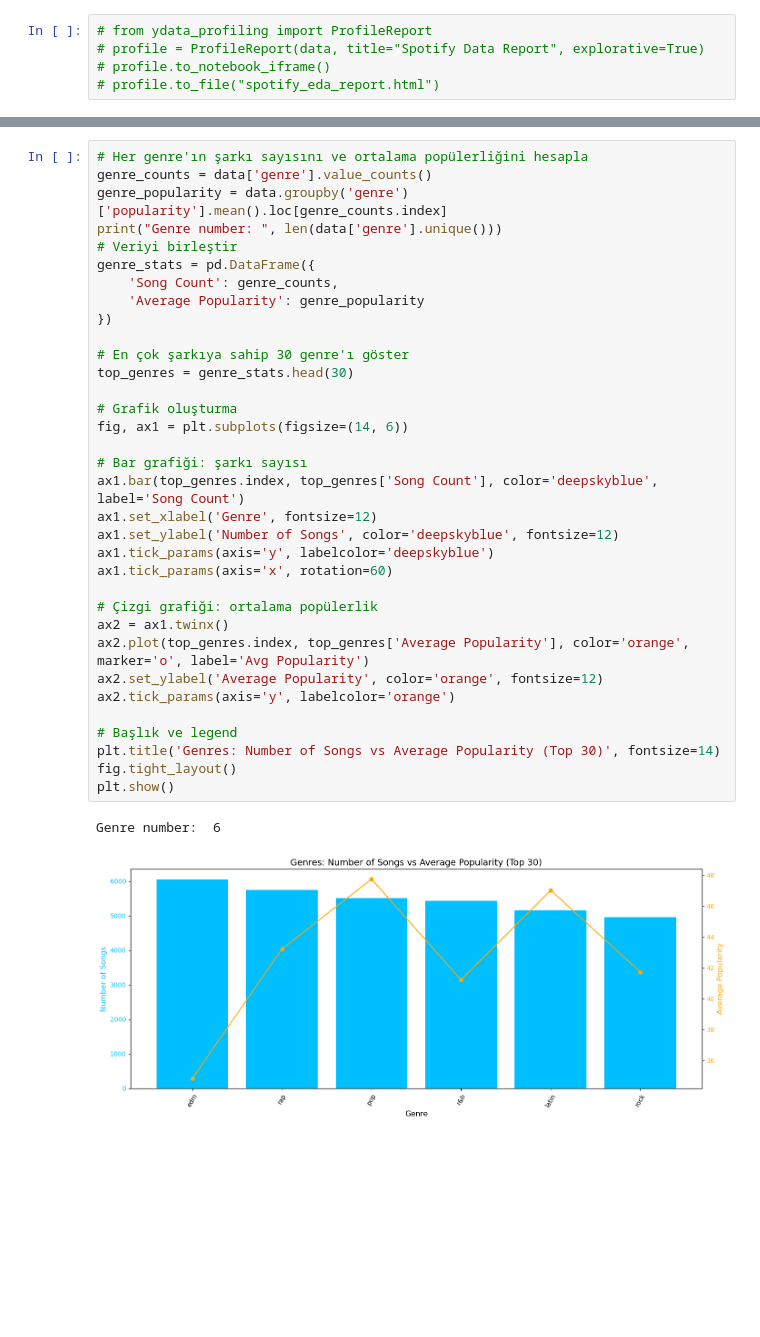
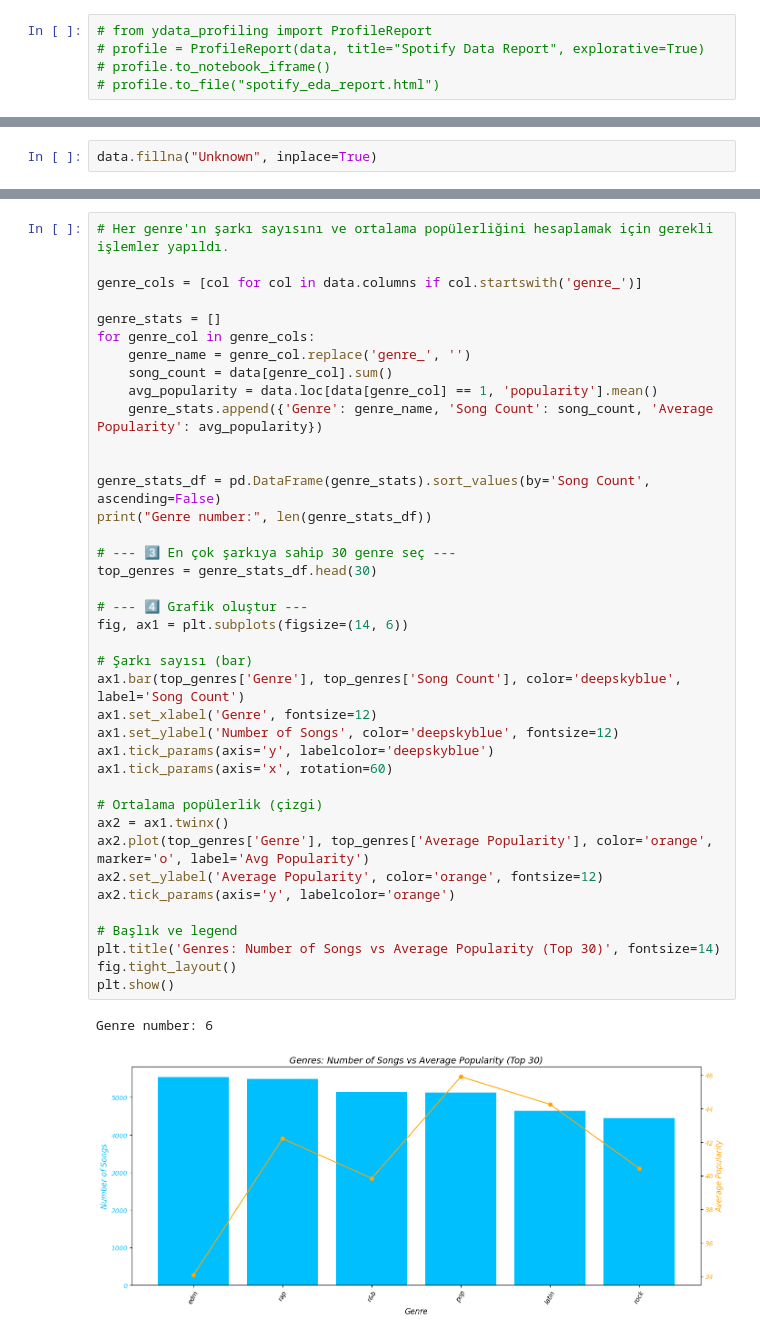
Before and after one commit to essraAlp/spotifyTrendAnalysis, a Jupyter notebook: eda.ipynb, the cells around one changed output, grey strips where cells are left out. Drawn from its saved outputs; the diff is of its cells as text; blank space fills up the shorter version.

```diff
--- a/eda.ipynb
+++ b/eda.ipynb
@@ -80,3 +81,5 @@ rows_with_null
 | 19568 | 3VKFip3OdAvv4OfNTgFWeQ | NaN | NaN | 0 | 717UG2du6utFe7CdmpuUe3 | NaN | 2012-01-05 | Reggaeton viejito🔥 | ... |
 | 19811 | 69gRFGOWY9OMpFJgFol1u0 | NaN | NaN | 0 | 717UG2du6utFe7CdmpuUe3 | NaN | 2012-01-05 | latin hip hop | ... |
 5 rows × 23 columns
+# %%
+data.fillna("Unknown", inplace=True)
@@ -101,30 +237,35 @@ plt.show()
 # %%
-# Her genre'ın şarkı sayısını ve ortalama popülerliğini hesapla
-genre_counts = data['genre'].value_counts()
-genre_popularity = data.groupby('genre')['popularity'].mean().loc[genre_counts.index]
-print("Genre number: ", len(data['genre'].unique()))
-# Veriyi birleştir
-genre_stats = pd.DataFrame({
-    'Song Count': genre_counts,
-    'Average Popularity': genre_popularity
-})
+# Her genre'ın şarkı sayısını ve ortalama popülerliğini hesaplamak için gerekli işlemler yapıldı.
 
-# En çok şarkıya sahip 30 genre'ı göster
-top_genres = genre_stats.head(30)
+genre_cols = [col for col in data.columns if col.startswith('genre_')]
 
-# Grafik oluşturma
+genre_stats = []
+for genre_col in genre_cols:
+    genre_name = genre_col.replace('genre_', '')
+    song_count = data[genre_col].sum()
+    avg_popularity = data.loc[data[genre_col] == 1, 'popularity'].mean()
+    genre_stats.append({'Genre': genre_name, 'Song Count': song_count, 'Average Popularity': avg_popularity})
+
+
+genre_stats_df = pd.DataFrame(genre_stats).sort_values(by='Song Count', ascending=False)
+print("Genre number:", len(genre_stats_df))
+
+# --- 3️⃣ En çok şarkıya sahip 30 genre seç ---
+top_genres = genre_stats_df.head(30)
+
+# --- 4️⃣ Grafik oluştur ---
 fig, ax1 = plt.subplots(figsize=(14, 6))
 
-# Bar grafiği: şarkı sayısı
-ax1.bar(top_genres.index, top_genres['Song Count'], color='deepskyblue', label='Song Count')
+# Şarkı sayısı (bar)
+ax1.bar(top_genres['Genre'], top_genres['Song Count'], color='deepskyblue', label='Song Count')
 ax1.set_xlabel('Genre', fontsize=12)
 ax1.set_ylabel('Number of Songs', color='deepskyblue', fontsize=12)
 ax1.tick_params(axis='y', labelcolor='deepskyblue')
 ax1.tick_params(axis='x', rotation=60)
 
-# Çizgi grafiği: ortalama popülerlik
+# Ortalama popülerlik (çizgi)
 ax2 = ax1.twinx()
-ax2.plot(top_genres.index, top_genres['Average Popularity'], color='orange', marker='o', label='Avg Popularity')
+ax2.plot(top_genres['Genre'], top_genres['Average Popularity'], color='orange', marker='o', label='Avg Popularity')
 ax2.set_ylabel('Average Popularity', color='orange', fontsize=12)
 ax2.tick_params(axis='y', labelcolor='orange')
 
@@ -137,2 +278,2 @@ Genre number:  6
-[figure, old version]
+[figure, new version]
 # %%
```
Also changed, not shown: parts of 26 cells of this notebook, 3 other files.
